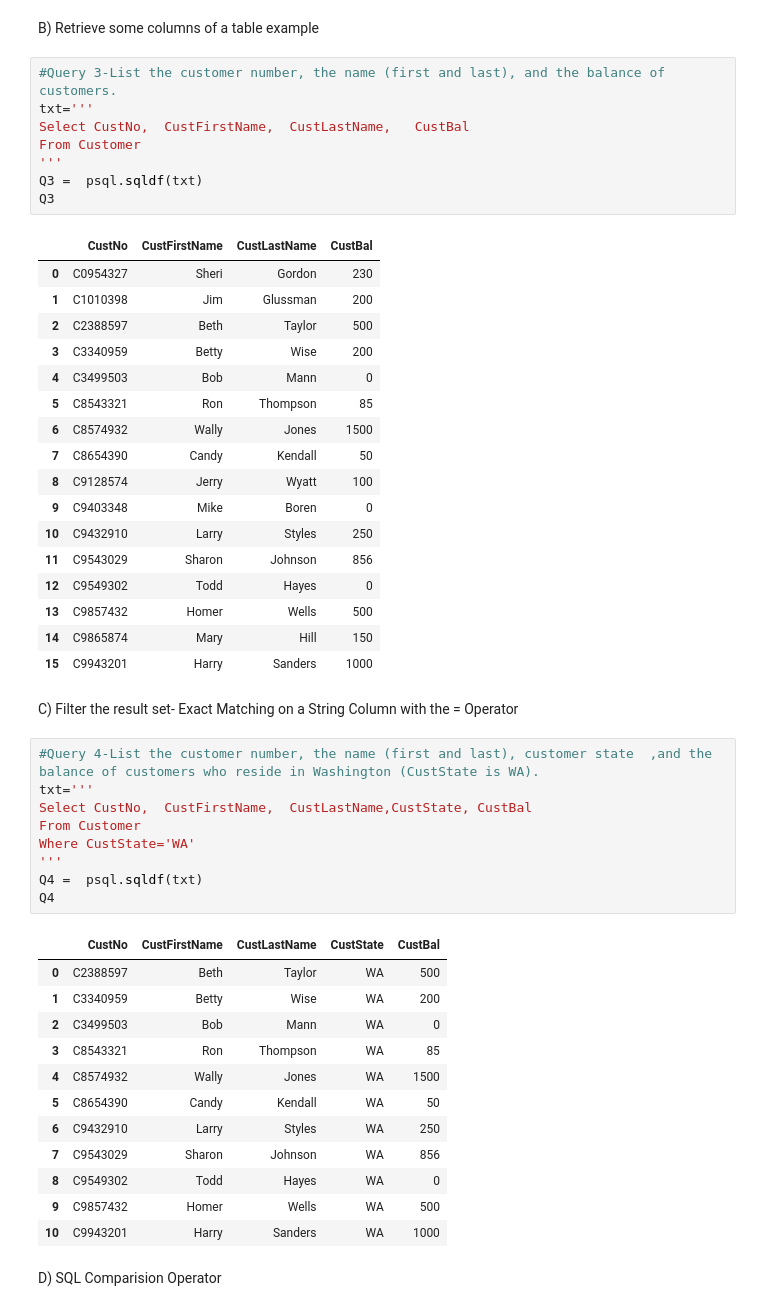
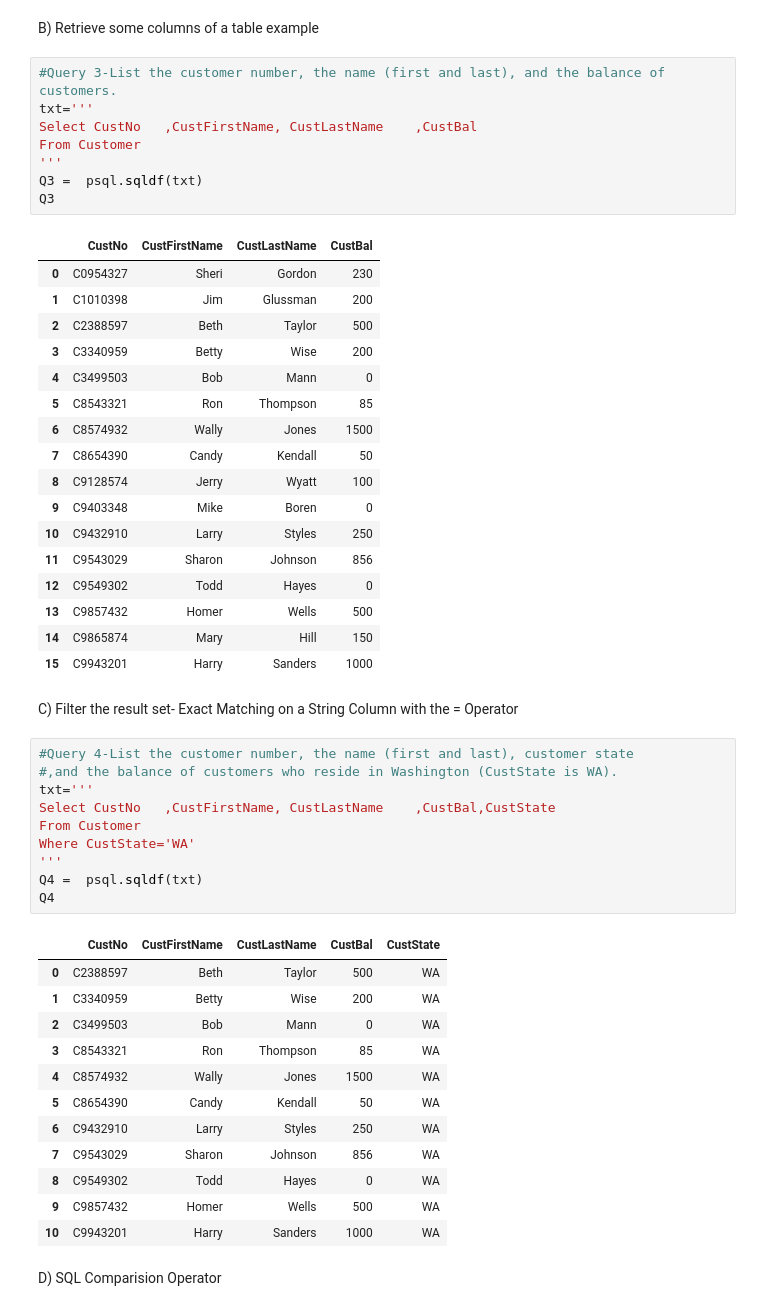
Before and after one commit to ogut77/BA, a Jupyter notebook: SingleTableAns.ipynb, the cells around one changed output. Saved outputs shown, nothing was run; the diff lists cells and outputs as text.

```diff
--- a/SingleTableAns.ipynb
+++ b/SingleTableAns.ipynb
@@ -95,7 +118,7 @@ B) Retrieve some columns of a table example
 # %%
 #Query 3-List the customer number, the name (first and last), and the balance of customers.
 txt='''
-Select CustNo,	CustFirstName,	CustLastName,	CustBal
+Select CustNo	,CustFirstName,	CustLastName	,CustBal
 From Customer
 '''
 Q3 =  psql.sqldf(txt)
@@ -121,27 +144,28 @@ Q3
 # %% [markdown]
 C) Filter the result set- Exact Matching on a String Column with the = Operator
 # %%
-#Query 4-List the customer number, the name (first and last), customer state  ,and the balance of customers who reside in Washington (CustState is WA).
+#Query 4-List the customer number, the name (first and last), customer state
+#,and the balance of customers who reside in Washington (CustState is WA).
 txt='''
-Select CustNo,	CustFirstName,	CustLastName,CustState,	CustBal
+Select CustNo	,CustFirstName,	CustLastName	,CustBal,CustState
 From Customer
 Where CustState='WA'
 '''
 Q4 =  psql.sqldf(txt)
 Q4
 # %% [output]
-|  | CustNo | CustFirstName | CustLastName | CustState | CustBal |
-| 0 | C2388597 | Beth | Taylor | WA | 500 |
-| 1 | C3340959 | Betty | Wise | WA | 200 |
-| 2 | C3499503 | Bob | Mann | WA | 0 |
-| 3 | C8543321 | Ron | Thompson | WA | 85 |
-| 4 | C8574932 | Wally | Jones | WA | 1500 |
-| 5 | C8654390 | Candy | Kendall | WA | 50 |
-| 6 | C9432910 | Larry | Styles | WA | 250 |
-| 7 | C9543029 | Sharon | Johnson | WA | 856 |
-| 8 | C9549302 | Todd | Hayes | WA | 0 |
-| 9 | C9857432 | Homer | Wells | WA | 500 |
-| 10 | C9943201 | Harry | Sanders | WA | 1000 |
+|  | CustNo | CustFirstName | CustLastName | CustBal | CustState |
+| 0 | C2388597 | Beth | Taylor | 500 | WA |
+| 1 | C3340959 | Betty | Wise | 200 | WA |
+| 2 | C3499503 | Bob | Mann | 0 | WA |
+| 3 | C8543321 | Ron | Thompson | 85 | WA |
+| 4 | C8574932 | Wally | Jones | 1500 | WA |
+| 5 | C8654390 | Candy | Kendall | 50 | WA |
+| 6 | C9432910 | Larry | Styles | 250 | WA |
+| 7 | C9543029 | Sharon | Johnson | 856 | WA |
+| 8 | C9549302 | Todd | Hayes | 0 | WA |
+| 9 | C9857432 | Homer | Wells | 500 | WA |
+| 10 | C9943201 | Harry | Sanders | 1000 | WA |
 # %% [markdown]
 D) SQL Comparision Operator
 # %% [markdown]
```
Also changed, not shown: parts of 48 cells of this notebook.
